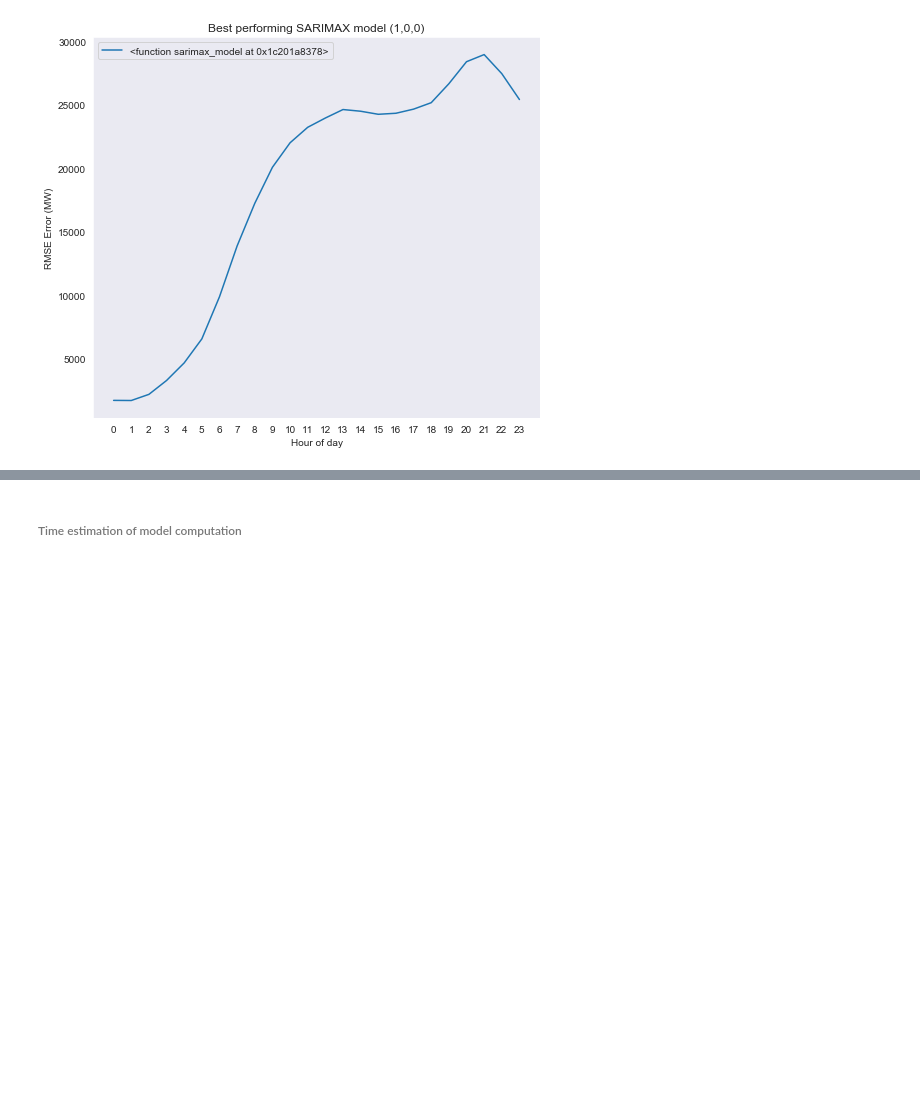
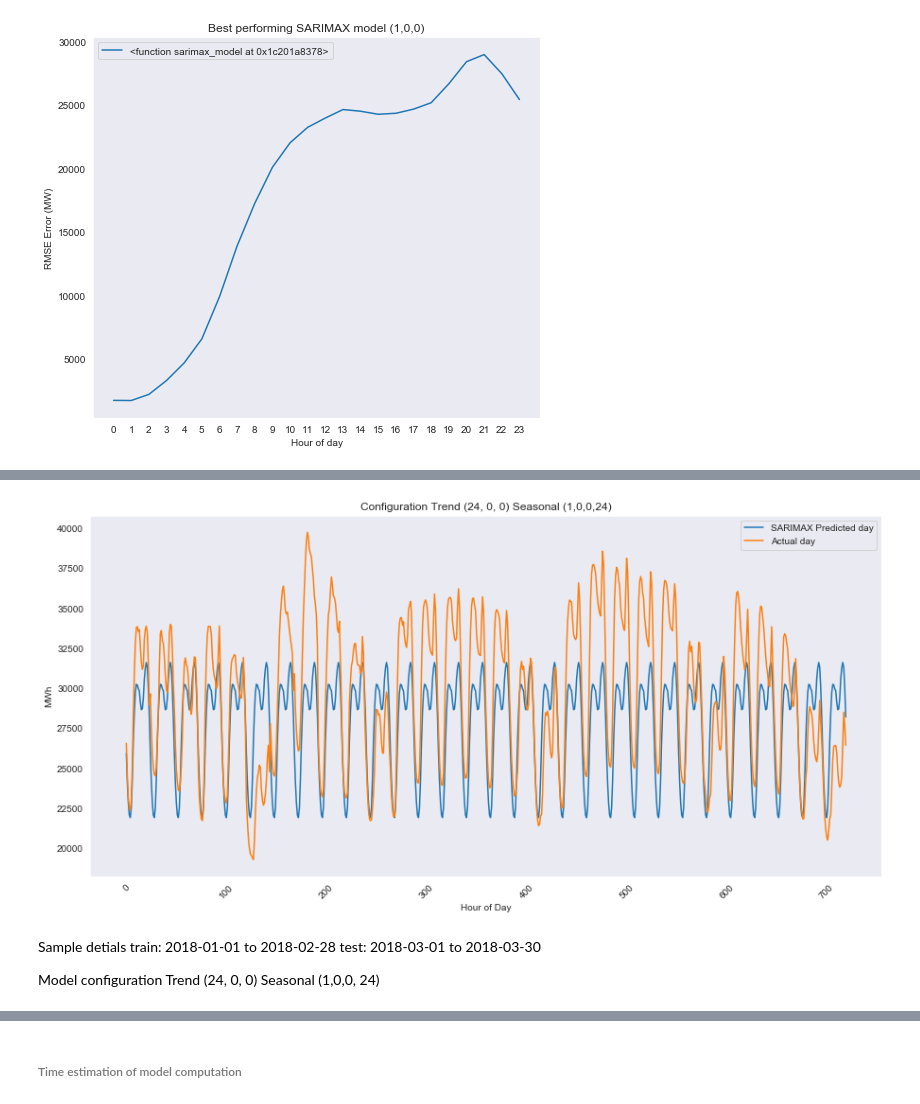
Before and after one commit to kolasniwash/short-term-energy-demand-forecasting, a Jupyter notebook: model_arima.ipynb, the cells around one changed output, grey strips where cells are left out. Drawn from its saved outputs; the diff is of its cells as text; code cells hidden in the pictures; blank space fills up the shorter version.

```diff
--- a/model_arima.ipynb
+++ b/model_arima.ipynb
@@ -648,0 +636,21 @@ f_check
+# %%
+fig = plt.figure(figsize=(15,7))
+
+plt.plot(forecasts_short_run.values.flatten(), label='SARIMAX Predicted day')
+plt.plot(test['2018-03-01':'2018-03-30'].values.flatten(), label='Actual day')
+plt.xticks(rotation=45)
+plt.title('Configuration Trend (24, 0, 0) Seasonal (1,0,0,24)')
+plt.ylabel('MWh')
+plt.xlabel('Hour of Day')
+plt.legend()
+plt.show()
+# %% [output]
+[figure, added]
+# %% [markdown]
+Sample detials
+train: 2018-01-01 to 2018-02-28
+test: 2018-03-01 to 2018-03-30
+
+Model configuration
+Trend (24, 0, 0)
+Seasonal (1,0,0, 24)
```
Also changed, not shown: parts of 9 cells of this notebook, 10 other files.
